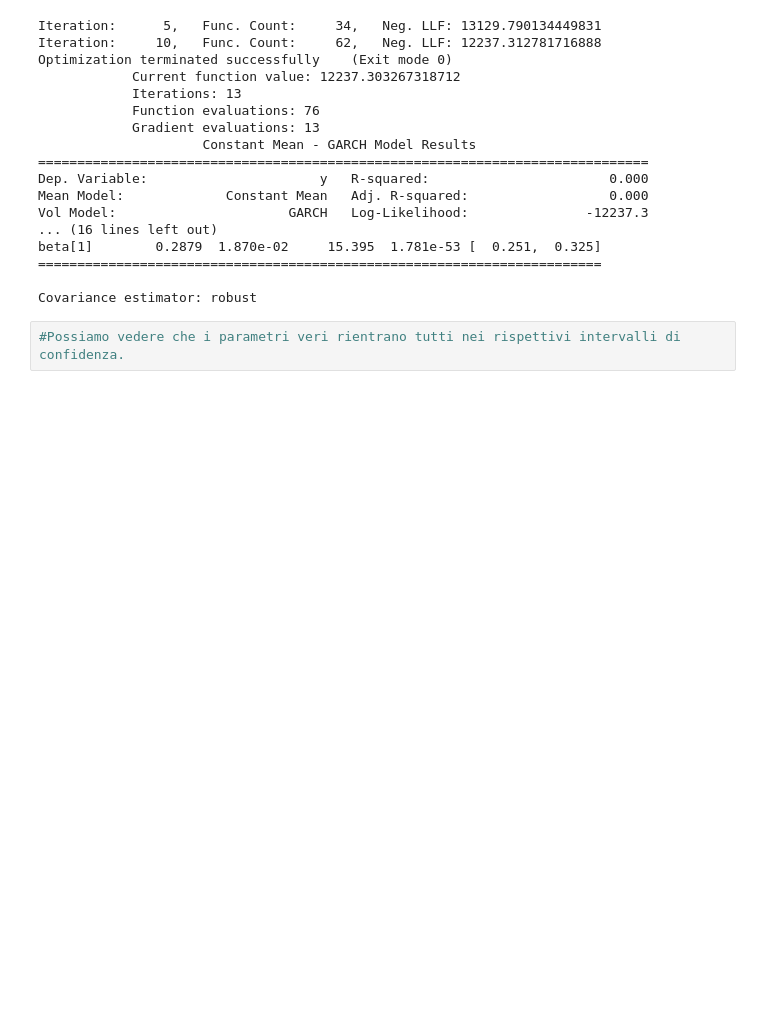
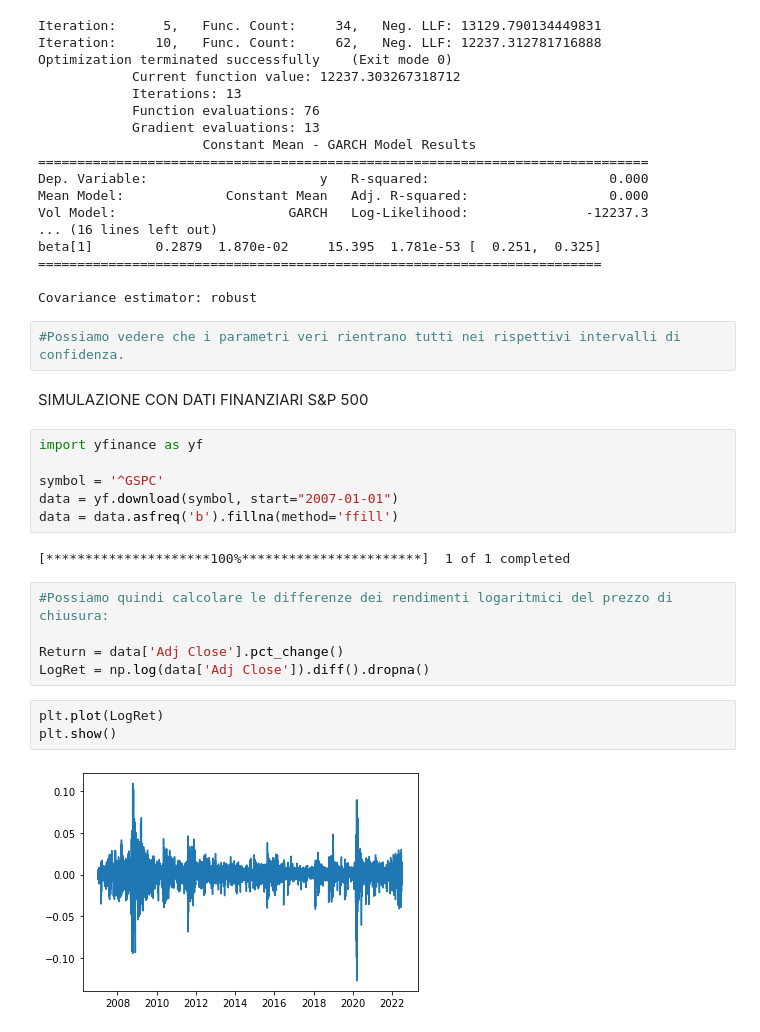
Before and after one commit to emaleleblu/Prova_1, a Jupyter notebook: garch.ipynb, the cells around one changed output. Cells and saved outputs as stored; diff of their text form; blank space fills up the shorter version.

```diff
--- a/garch.ipynb
+++ b/garch.ipynb
@@ -63,3 +63,23 @@ beta[1]        0.2879  1.870e-02     15.395  1.781e-53 [  0.251,  0.325]
 Covariance estimator: robust
 # %%
 #Possiamo vedere che i parametri veri rientrano tutti nei rispettivi intervalli di confidenza.
+# %% [markdown]
+SIMULAZIONE CON DATI FINANZIARI S&P 500
+# %%
+import yfinance as yf
+
+symbol = '^GSPC'
+data = yf.download(symbol, start="2007-01-01")
+data = data.asfreq('b').fillna(method='ffill')
+# %% [output]
+[*********************100%***********************]  1 of 1 completed
+# %%
+#Possiamo quindi calcolare le differenze dei rendimenti logaritmici del prezzo di chiusura:
+
+Return = data['Adj Close'].pct_change()
+LogRet = np.log(data['Adj Close']).diff().dropna()
+# %%
+plt.plot(LogRet)
+plt.show()
+# %% [output]
+[figure, added]
```
Also changed, not shown: parts of 6 cells of this notebook.
